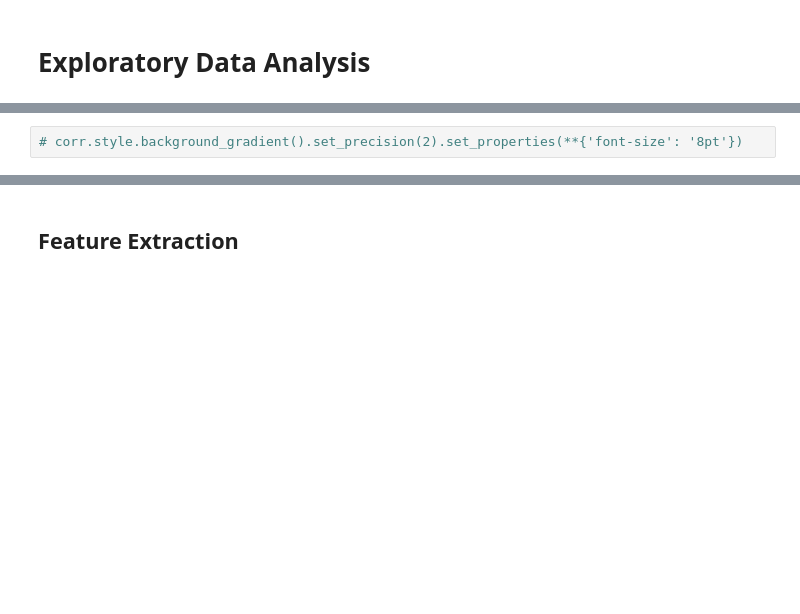
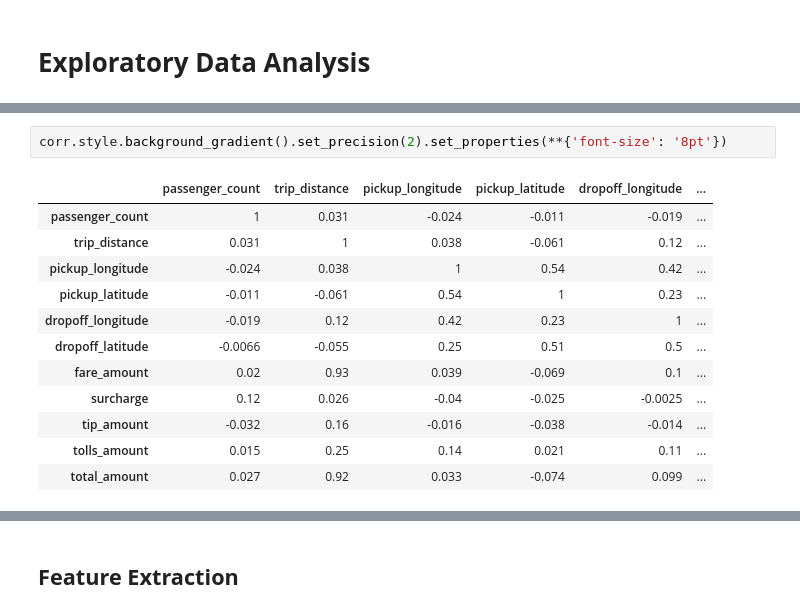
Before and after one commit to toniesteves/datasprint-analysis, a Jupyter notebook: Datasprints Analysis.ipynb, the cells around one changed output, grey strips where cells are left out. Saved outputs shown, nothing was run; the diff lists cells and outputs as text; blank space fills up the shorter version.

```diff
--- a/Datasprints Analysis.ipynb
+++ b/Datasprints Analysis.ipynb
@@ -110,3 +113,16 @@ taxi_trips.head()
 # %%
-# corr.style.background_gradient().set_precision(2).set_properties(**{'font-size': '8pt'})
+corr.style.background_gradient().set_precision(2).set_properties(**{'font-size': '8pt'})
+# %% [output]
+|  | passenger_count | trip_distance | pickup_longitude | pickup_latitude | dropoff_longitude | ... |
+| passenger_count | 1 | 0.031 | -0.024 | -0.011 | -0.019 | ... |
+| trip_distance | 0.031 | 1 | 0.038 | -0.061 | 0.12 | ... |
+| pickup_longitude | -0.024 | 0.038 | 1 | 0.54 | 0.42 | ... |
+| pickup_latitude | -0.011 | -0.061 | 0.54 | 1 | 0.23 | ... |
+| dropoff_longitude | -0.019 | 0.12 | 0.42 | 0.23 | 1 | ... |
+| dropoff_latitude | -0.0066 | -0.055 | 0.25 | 0.51 | 0.5 | ... |
+| fare_amount | 0.02 | 0.93 | 0.039 | -0.069 | 0.1 | ... |
+| surcharge | 0.12 | 0.026 | -0.04 | -0.025 | -0.0025 | ... |
+| tip_amount | -0.032 | 0.16 | -0.016 | -0.038 | -0.014 | ... |
+| tolls_amount | 0.015 | 0.25 | 0.14 | 0.021 | 0.11 | ... |
+| total_amount | 0.027 | 0.92 | 0.033 | -0.074 | 0.099 | ... |
 # %%
```
Also changed, not shown: parts of 4 cells of this notebook, 9 other files.
